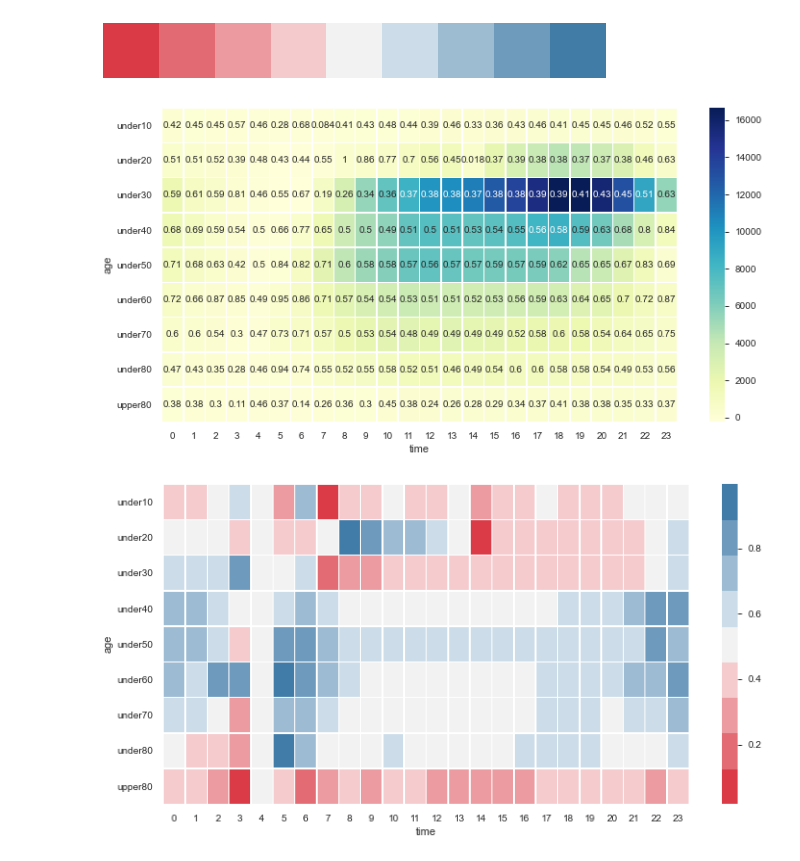
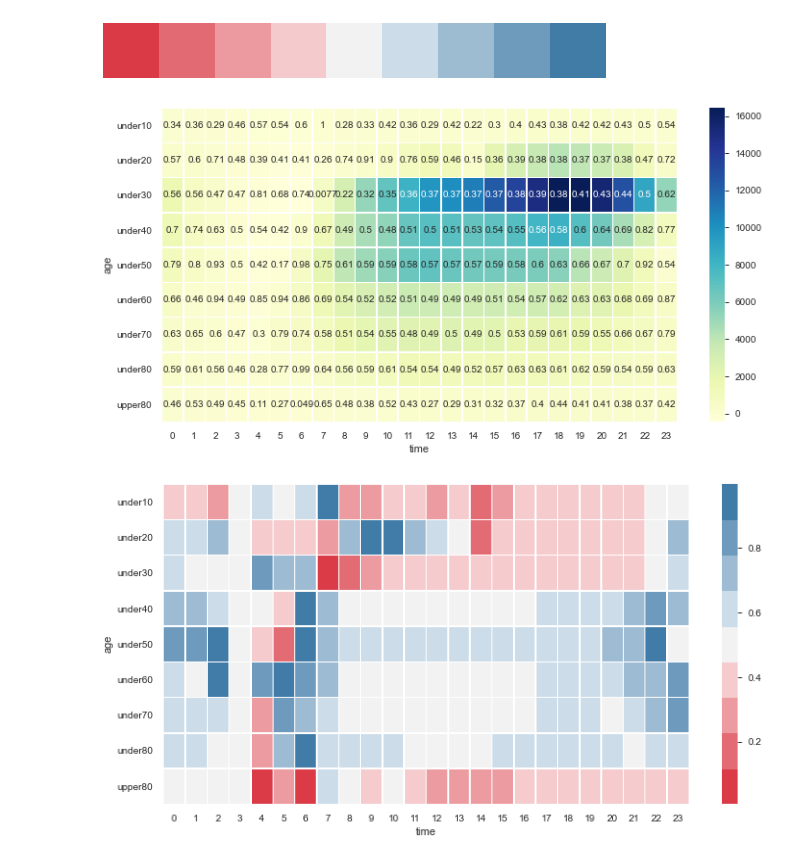
Before and after one commit to Edwardkim0/Place_trend_analysis, a Jupyter notebook: eda_mapo.ipynb, the cells around one changed output. Saved outputs shown, nothing was run; the diff lists cells and outputs as text; code cells hidden in the pictures.

```diff
--- a/eda_mapo.ipynb
+++ b/eda_mapo.ipynb
@@ -182,19 +182,18 @@ sns_fig = snsplt.get_figure()
 # %% [markdown]
 ### 유출입 인구수 파악을 위해 거주지 인구수와의 차이를 가시화
 # %%
-analysis_time_heatmap_wrt4 = analysis_time_stack_heatmap.copy()
-analysis_time_heatmap_male_wrt4 = analysis_time_stack_heatmap_male.copy()
-analysis_time_heatmap_female_wrt4 = analysis_time_stack_heatmap_female.copy()
-annot_male_percent = analysis_time_heatmap_wrt4.copy()
+analysis_time_heatmap_wrt3 = analysis_time_stack_heatmap.copy()
+analysis_time_heatmap_male_wrt3 = analysis_time_stack_heatmap_male.copy()
+analysis_time_heatmap_female_wrt3 = analysis_time_stack_heatmap_female.copy()
+annot_male_percent = analysis_time_heatmap_wrt3.copy()
 
 for idx in range(24):
-    analysis_time_heatmap_wrt4[idx] = analysis_time_stack_heatmap[idx]-analysis_time_stack_heatmap[4]
-    analysis_time_heatmap_male_wrt4[idx] = analysis_time_stack_heatmap_male[idx]-analysis_time_stack_heatmap_male[4]
-    analysis_time_heatmap_female_wrt4[idx] = analysis_time_stack_heatmap_female[idx]-analysis_time_stack_heatmap_female[4]
+    analysis_time_heatmap_wrt3[idx] = analysis_time_stack_heatmap[idx]-analysis_time_stack_heatmap[3]
+    analysis_time_heatmap_male_wrt3[idx] = analysis_time_stack_heatmap_male[idx]-analysis_time_stack_heatmap_male[3]
+    analysis_time_heatmap_female_wrt3[idx] = analysis_time_stack_heatmap_female[idx]-analysis_time_stack_heatmap_female[3]
 
-    annot_male_percent[idx] = analysis_time_heatmap_male_wrt4[idx].abs()/(analysis_time_heatmap_male_wrt4[idx].abs()+analysis_time_heatmap_female_wrt4[idx].abs())
-annot_male_percent[4] = analysis_time_stack_heatmap_male[4]/analysis_time_stack_heatmap[4]
-# annot_male_percent
-analysis_time_heatmap_wrt4
+    annot_male_percent[idx] = analysis_time_heatmap_male_wrt3[idx].abs()/(analysis_time_heatmap_male_wrt3[idx].abs()+analysis_time_heatmap_female_wrt3[idx].abs())
+annot_male_percent[3] = analysis_time_stack_heatmap_male[3]/analysis_time_stack_heatmap[3]
+annot_male_percent
 # %% [output]
 | hour | 0 | 1 | 2 | 3 | 4 | 5 | 6 | 7 | 8 | 9 | ... | ... |
@@ -214,23 +213,23 @@ sns.palplot(cmap)
 # %% [output]
 [figure]
 # %%
-analysis_time_heatmap_wrt4.describe()
+analysis_time_heatmap_wrt3.describe()
 plt.figure(figsize=(12, 6))
-snsplt = sns.heatmap(analysis_time_heatmap_wrt4,annot=annot_male_percent,
+snsplt = sns.heatmap(analysis_time_heatmap_wrt3,annot=annot_male_percent,
                      cmap="YlGnBu", linewidths=.5)
 snsplt.set_xlabel("time")
 snsplt.set_ylabel("age")
 sns_fig = snsplt.get_figure()
 
-sns_fig.savefig('time_age_population_mp_wrt4_annot.png')
+sns_fig.savefig('time_age_population_mp_wrt3_annot.png')
 
 plt.figure(figsize=(12, 6))
 snsplt = sns.heatmap(annot_male_percent, cmap=cmap,linewidths=.5)
 snsplt.set_xlabel("time")
 snsplt.set_ylabel("age")
 sns_fig = snsplt.get_figure()
 
-sns_fig.savefig('time_age_population_mp_wrt4_annot_sex.png')
+sns_fig.savefig('time_age_population_mp_wrt3_annot_sex.png')
 # %% [output]
-[figure, old version]
+[figure, new version]
-[figure, old version]
+[figure, new version]
```
Also changed, not shown: parts of 4 cells of this notebook, 17 other files.
